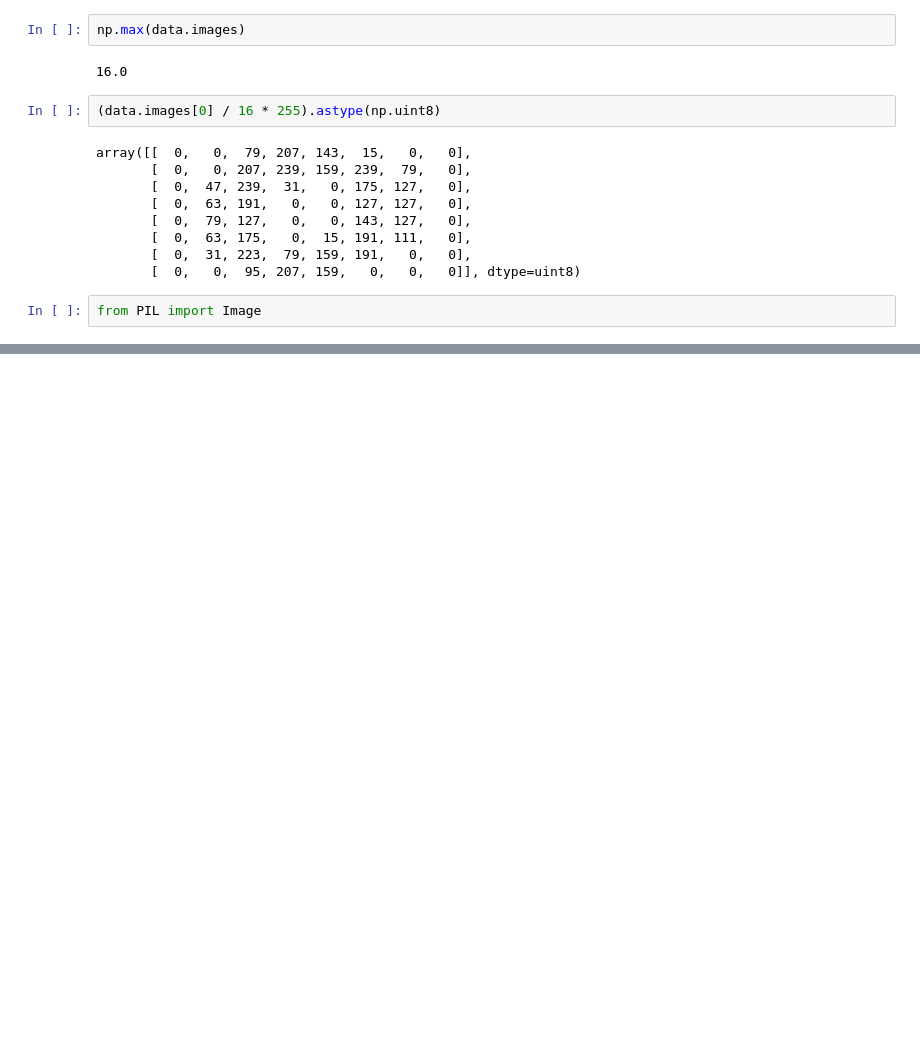
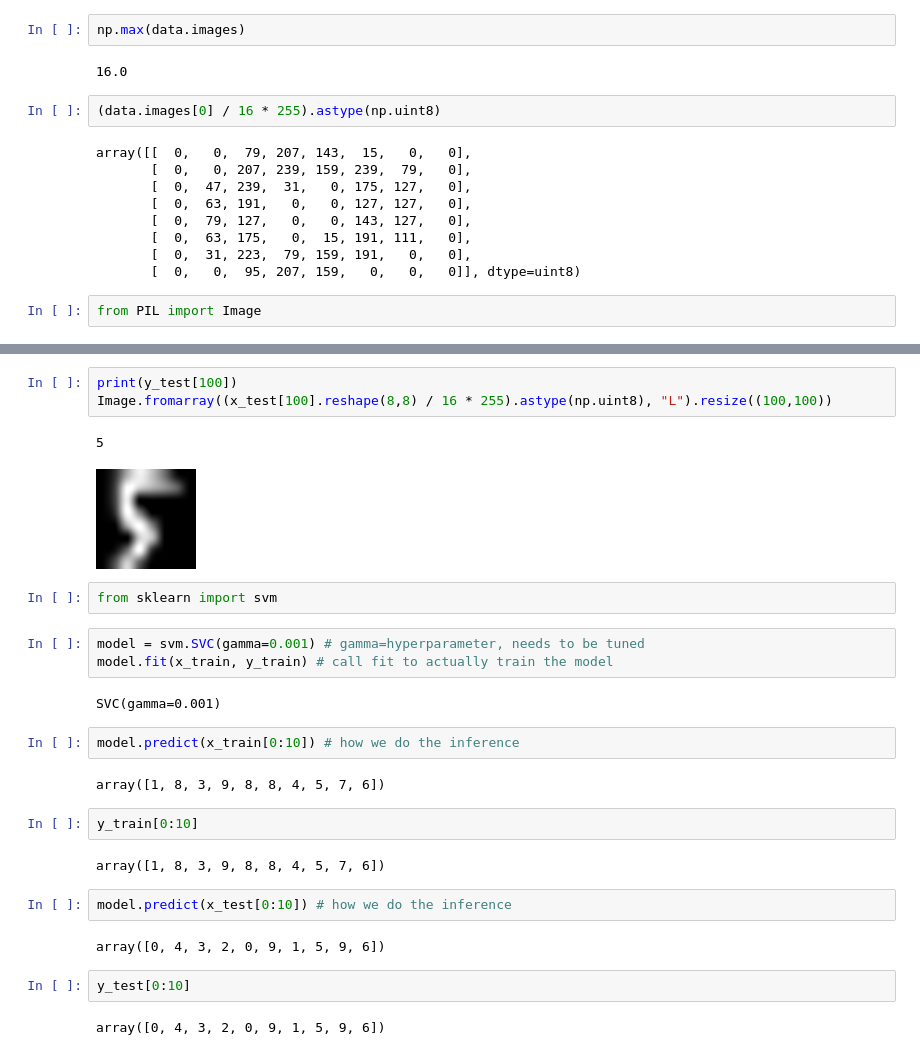
Before and after one commit to NickMattiss/ai-ml-principles-exercises, a Jupyter notebook: ovning1_ai_ml.ipynb, the cells around one changed output, grey strips where cells are left out. Drawn from its saved outputs; the diff is of its cells as text; blank space fills up the shorter version.

```diff
--- a/ovning1_ai_ml.ipynb
+++ b/ovning1_ai_ml.ipynb
@@ -68,0 +100,29 @@ Image.fromarray((data.images[i] / 16 * 255).astype(np.uint8), "L").resize((100,
+# %%
+print(y_test[100])
+Image.fromarray((x_test[100].reshape(8,8) / 16 * 255).astype(np.uint8), "L").resize((100,100))
+# %% [output]
+5
+[figure, added]
+# %%
+from sklearn import svm
+# %%
+model = svm.SVC(gamma=0.001) # gamma=hyperparameter, needs to be tuned
+model.fit(x_train, y_train) # call fit to actually train the model
+# %% [output]
+SVC(gamma=0.001)
+# %%
+model.predict(x_train[0:10]) # how we do the inference
+# %% [output]
+array([1, 8, 3, 9, 8, 8, 4, 5, 7, 6])
+# %%
+y_train[0:10]
+# %% [output]
+array([1, 8, 3, 9, 8, 8, 4, 5, 7, 6])
+# %%
+model.predict(x_test[0:10]) # how we do the inference
+# %% [output]
+array([0, 4, 3, 2, 0, 9, 1, 5, 9, 6])
+# %%
+y_test[0:10]
+# %% [output]
+array([0, 4, 3, 2, 0, 9, 1, 5, 9, 6])
```
Also changed, not shown: parts of 12 cells of this notebook.
